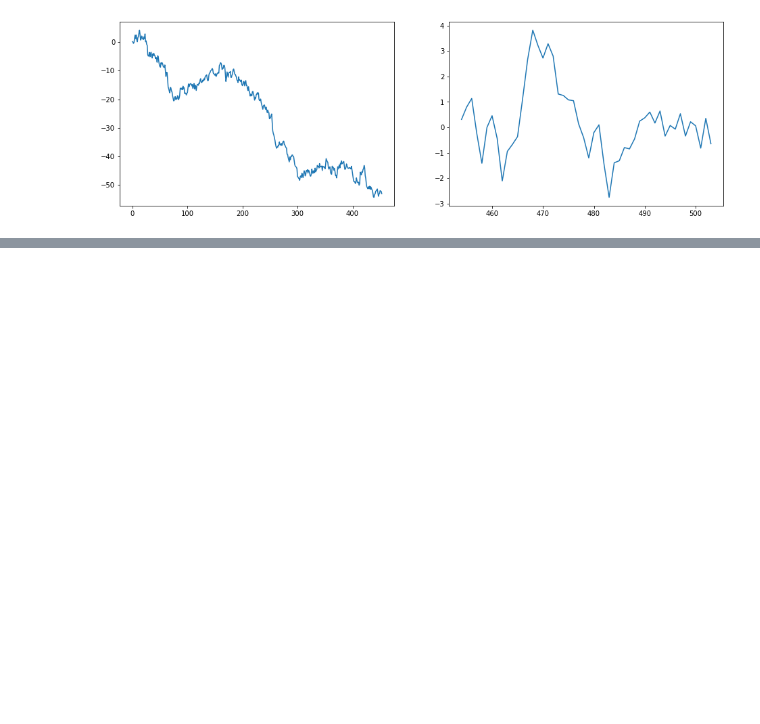
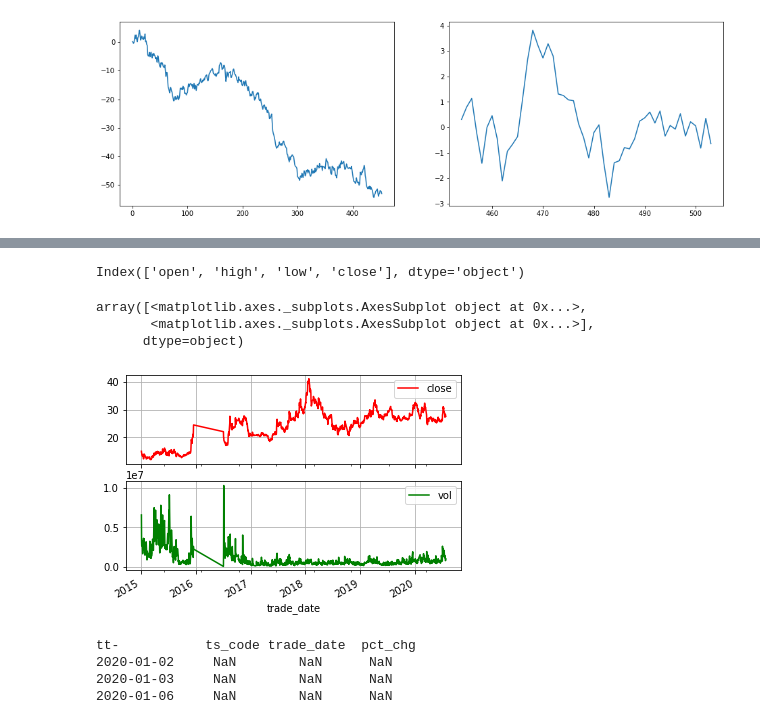
Before and after one commit to wd64759/quants, a Jupyter notebook: quants/trade_notes.ipynb, the cells around one changed output, grey strips where cells are left out. Cells and saved outputs as stored; diff of their text form; code cells hidden in the pictures; blank space fills up the shorter version.

```diff
--- a/quants/trade_notes.ipynb
+++ b/quants/trade_notes.ipynb
@@ -416,0 +402,29 @@ BrokenProcessPool: A process in the process pool was terminated abruptly while t
+# %%
+stock_0.resample('3d').ohlc().columns
+# %% [output]
+Index(['open', 'high', 'low', 'close'], dtype='object')
+# %%
+from local_utilities import load_as_df
+
+df = load_as_df('select trade_date,close,vol from tickers where ts_code = "000002.SZ"')
+# %%
+# list(df['trade_date'])[:10]
+df.set_index(df['trade_date'])[['close','vol']].plot(subplots=True, style=['r', 'g'], grid=True)
+# %% [output]
+array([<matplotlib.axes._subplots.AxesSubplot object at 0x...>,
+       <matplotlib.axes._subplots.AxesSubplot object at 0x...>],
+      dtype=object)
+[figure, added]
+# %%
+grp = df[['ts_code','trade_date','pct_chg']].groupby('ts_code')
+cnt = 0
+for g_name, g_data in grp:
+    # print(pd.DataFrame(g_data))
+    g_data.reset_index()
+    print('tt-{}'.format(pd.DataFrame(g_data, index=list(g_data['trade_date']))))
+    break
+# %% [output]
+tt-           ts_code trade_date  pct_chg
+2020-01-02     NaN        NaN      NaN
+2020-01-03     NaN        NaN      NaN
+2020-01-06     NaN        NaN      NaN
```
Also changed, not shown: parts of 7 cells of this notebook.
